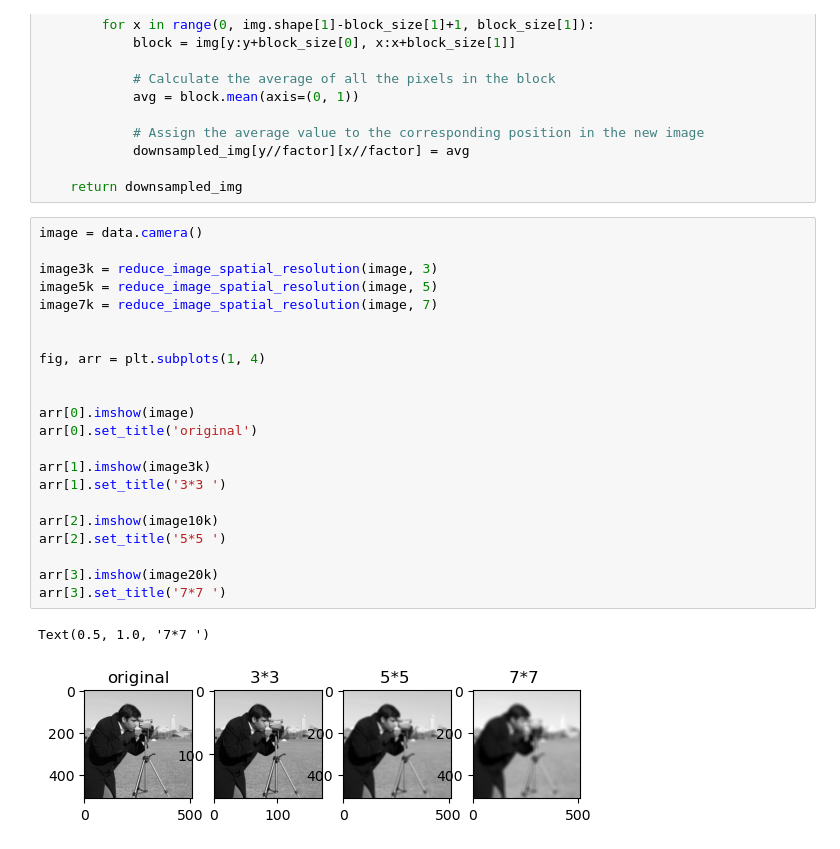
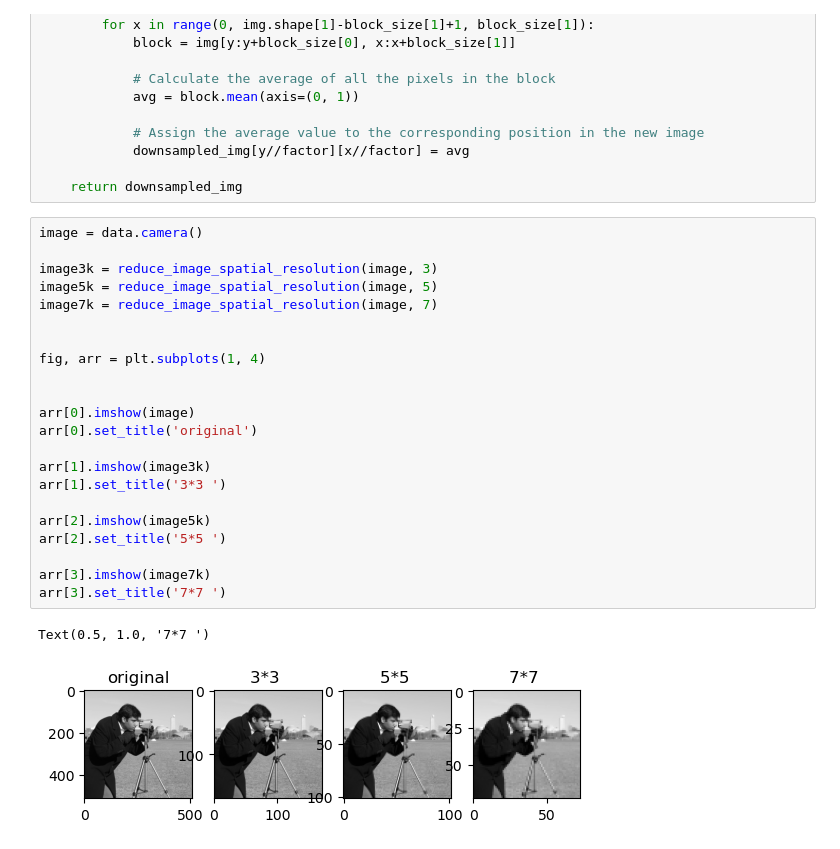
Before and after one commit to Madushan98/Assignment1-Computer-vision-and-Image-Processing, a Jupyter notebook: Assignment1.ipynb, the cells around one changed output. Saved outputs shown, nothing was run; the diff lists cells and outputs as text.

```diff
--- a/Assignment1.ipynb
+++ b/Assignment1.ipynb
@@ -111,25 +111,25 @@ def reduce_image_spatial_resolution(img, factor):
 # %%
 image = data.camera()
 
 image3k = reduce_image_spatial_resolution(image, 3)
 image5k = reduce_image_spatial_resolution(image, 5)
 image7k = reduce_image_spatial_resolution(image, 7)
 
 
 fig, arr = plt.subplots(1, 4)
 
 
 arr[0].imshow(image)
 arr[0].set_title('original')
 
 arr[1].imshow(image3k)
 arr[1].set_title('3*3 ')
 
-arr[2].imshow(image10k)
+arr[2].imshow(image5k)
 arr[2].set_title('5*5 ')
 
-arr[3].imshow(image20k)
+arr[3].imshow(image7k)
 arr[3].set_title('7*7 ')
 # %% [output]
 Text(0.5, 1.0, '7*7 ')
-[figure, old version]
+[figure, new version]
```
